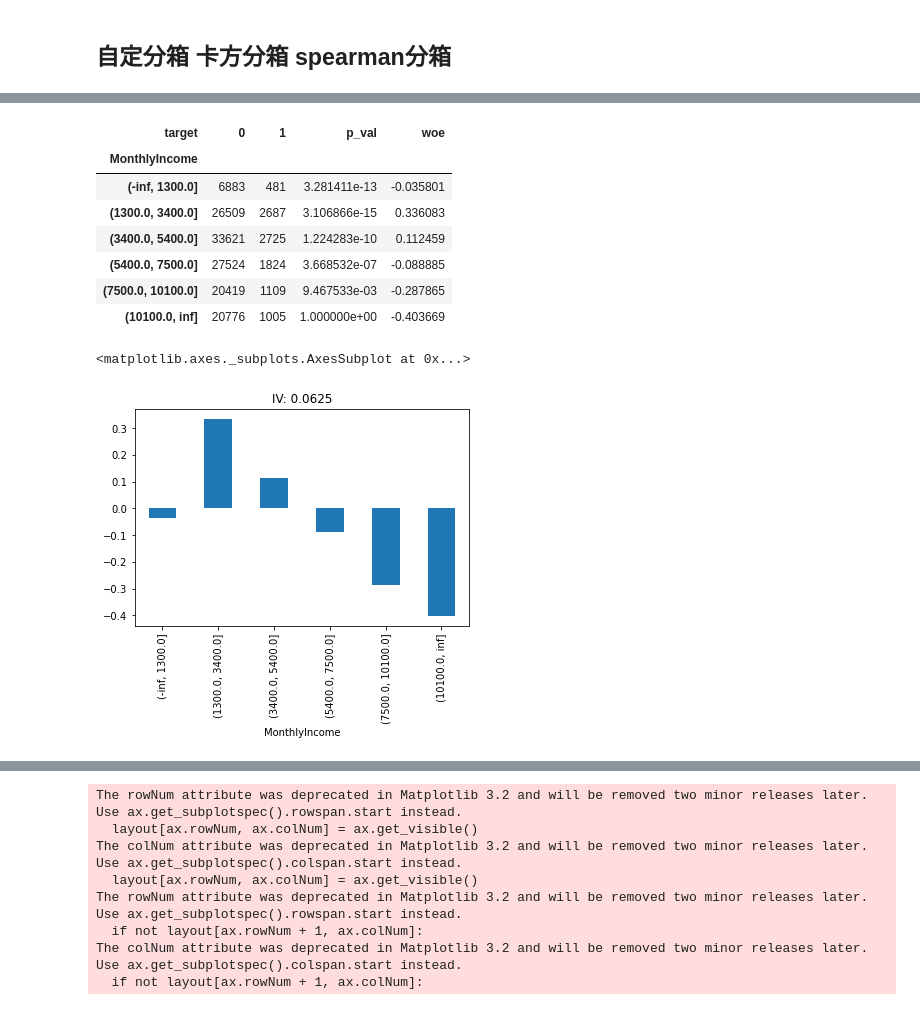
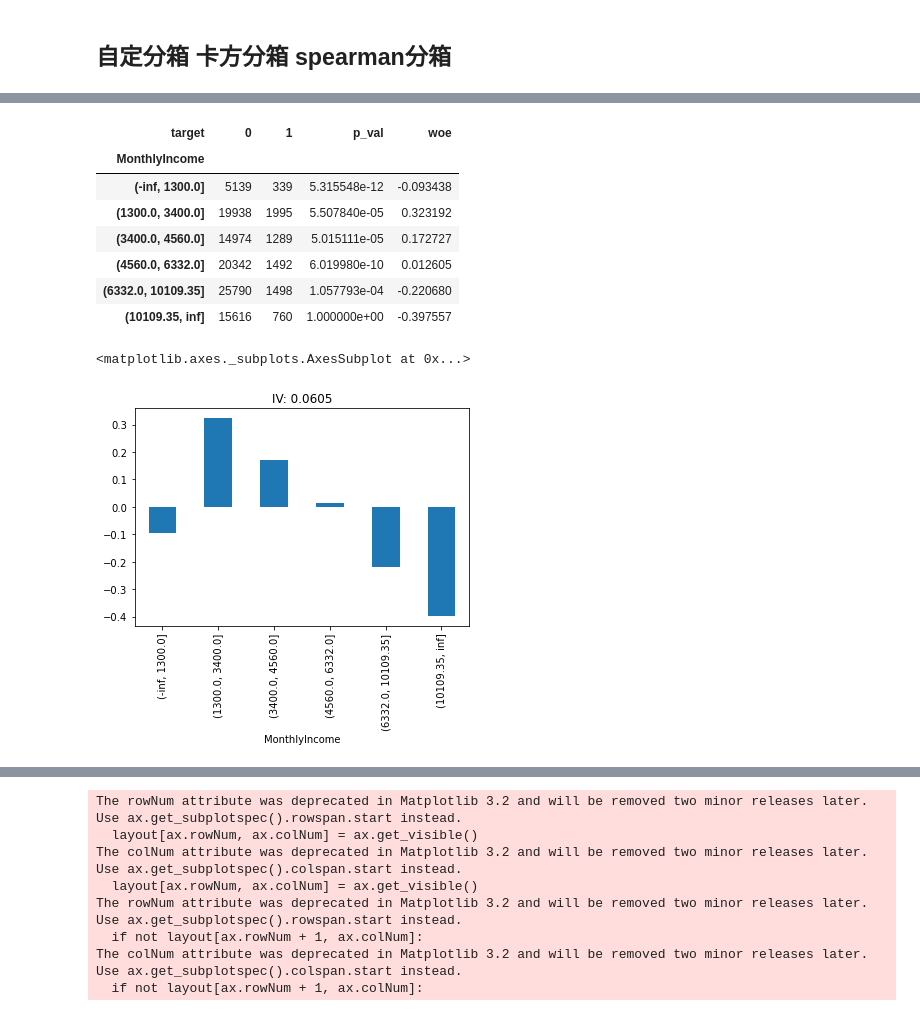
Before and after one commit to 123385918/Python-Science-Handbook, a Jupyter notebook: Kaggle--Give me some Credite.ipynb, the cells around one changed output, grey strips where cells are left out. Saved outputs shown, nothing was run; the diff lists cells and outputs as text; code cells hidden in the pictures.

```diff
--- a/Kaggle--Give me some Credite.ipynb
+++ b/Kaggle--Give me some Credite.ipynb
@@ -189,3 +171,5 @@ data_train.reset_index(drop=True, inplace=True)
+# %%
+df_train, df_test = train_test_split(data_train,stratify=data_train.target)
 # %% [markdown]
 ## 自定分箱 卡方分箱 spearman分箱
 # %%
@@ -302,15 +286,15 @@ display(age_box,age_box.woe.plot(kind='bar',title=f'IV: {age_iv:.4f}'))
 # %%
-MI_box,MI_iv = chi2_box(data_train[['MonthlyIncome','target']],20,.01)
+MI_box,MI_iv = chi2_box(df_train[['MonthlyIncome','target']],20,.01)
 display(MI_box,MI_box.woe.plot(kind='bar',title=f'IV: {MI_iv:.4f}'))
 # %% [output]
 | target | 0 | 1 | p_val | woe |
 | MonthlyIncome |  |  |  |  |
-| (-inf, 1300.0] | 6883 | 481 | 3.281411e-13 | -0.035801 |
-| (1300.0, 3400.0] | 26509 | 2687 | 3.106866e-15 | 0.336083 |
-| (3400.0, 5400.0] | 33621 | 2725 | 1.224283e-10 | 0.112459 |
-| (5400.0, 7500.0] | 27524 | 1824 | 3.668532e-07 | -0.088885 |
-| (7500.0, 10100.0] | 20419 | 1109 | 9.467533e-03 | -0.287865 |
-| (10100.0, inf] | 20776 | 1005 | 1.000000e+00 | -0.403669 |
+| (-inf, 1300.0] | 5139 | 339 | 5.315548e-12 | -0.093438 |
+| (1300.0, 3400.0] | 19938 | 1995 | 5.507840e-05 | 0.323192 |
+| (3400.0, 4560.0] | 14974 | 1289 | 5.015111e-05 | 0.172727 |
+| (4560.0, 6332.0] | 20342 | 1492 | 6.019980e-10 | 0.012605 |
+| (6332.0, 10109.35] | 25790 | 1498 | 1.057793e-04 | -0.220680 |
+| (10109.35, inf] | 15616 | 760 | 1.000000e+00 | -0.397557 |
 <matplotlib.axes._subplots.AxesSubplot at 0x...>
-[figure, old version]
+[figure, new version]
 # %%
```
Also changed, not shown: parts of 62 cells of this notebook.
